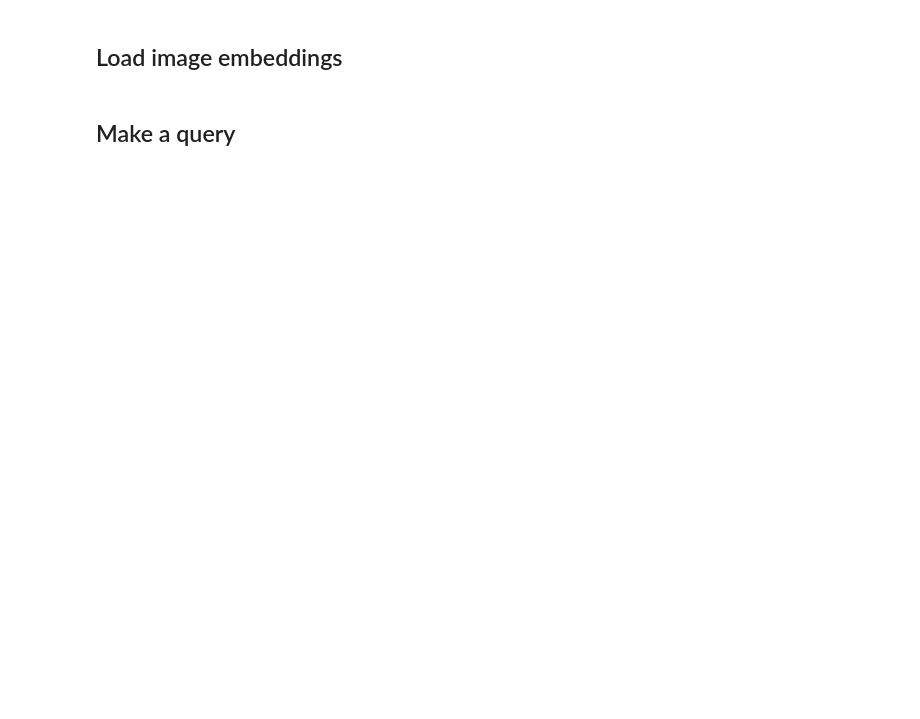
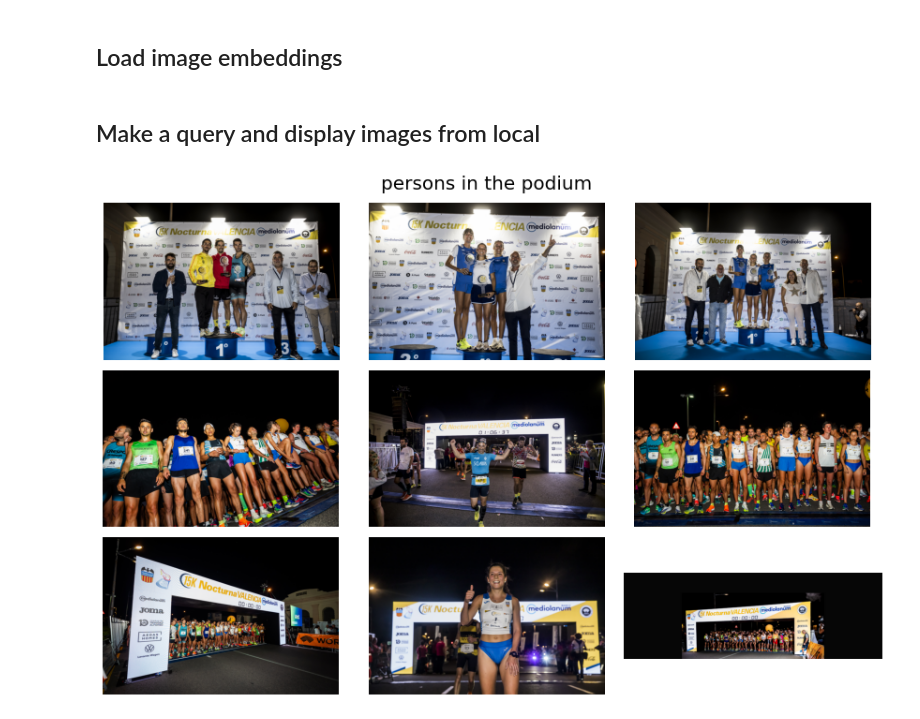
Before and after one commit to davertor/image-search-engine-for-flickr-photos-gallery, a Jupyter notebook: image_search_engine.ipynb, the cells around one changed output. Saved outputs shown, nothing was run; the diff lists cells and outputs as text; code cells hidden in the pictures; blank space fills up the shorter version.

```diff
--- a/image_search_engine.ipynb
+++ b/image_search_engine.ipynb
@@ -18,8 +20,8 @@ from embedding_model import EmbeddingModel
 ## Define initial variables
 # %%
 IMGS_FOLDER = 'flickr_images/15K Nocturna Valencia Banco Mediolanum/'
-
-EMBEDDINGS_PATH = 'flickr_images/15K_Nocturna_Valencia_Banco_Mediolanum_nobg_embeddings.pkl'
+EMBEDDINGS_PATH = 'flickr_images/15K_Nocturna_Valencia_Banco_Mediolanum_embeddings.pkl'
+CSV_INFO = 'flickr_images/15K Nocturna Valencia Banco Mediolanum_info.csv'
 # %% [markdown]
 ## Load model
 # %%
@@ -42,23 +45,25 @@ img_embeddings_np = np.array(list(embed_dict.values()))
 print('embeddings_np.shape: ', img_embeddings_np.shape)
 # %% [markdown]
-## Make a query
+## Make a query and display images from local
 # %%
-text_search = 'a man with a blue t-shirt'
+text_search = 'persons in the podium'
 
-n_cols = 3
-n_rows = 12
-n_images = n_cols * n_rows
-
-indexes = embed_model.get_similar_images_indexes(img_embeddings_np, text_search, n=n_images)
+indexes = embed_model.get_similar_images_indexes(img_embeddings_np, text_search, n=9)
 
 target_img_filenames = [img_names_list[index] for index in indexes]
 target_img_paths = [(IMGS_FOLDER + img_name) for img_name in target_img_filenames]
 
-fig, axes = plt.subplots(n_rows, n_cols, figsize=(12, 4*n_rows))
-for ax, img in zip(fig.axes, target_img_paths):
-    ax.imshow(Image.open(img))
-    ax.axis('off')
+fig, axes = plt.subplots(3,3, figsize=(12,8), facecolor='white')
+for i, img in enumerate(target_img_paths):
+    img = Image.open(img)
+
+    axes[i//3, i%3].imshow(img)
+    axes[i//3, i%3].axis('off')
 
 plt.suptitle(text_search, fontsize=20)
+plt.savefig('app_example.png', bbox_inches='tight', transparent=False)
+
 plt.tight_layout()
 plt.show()
+# %% [output]
+[figure, added]
```
Also changed, not shown: parts of 6 cells of this notebook, 2 other files.
